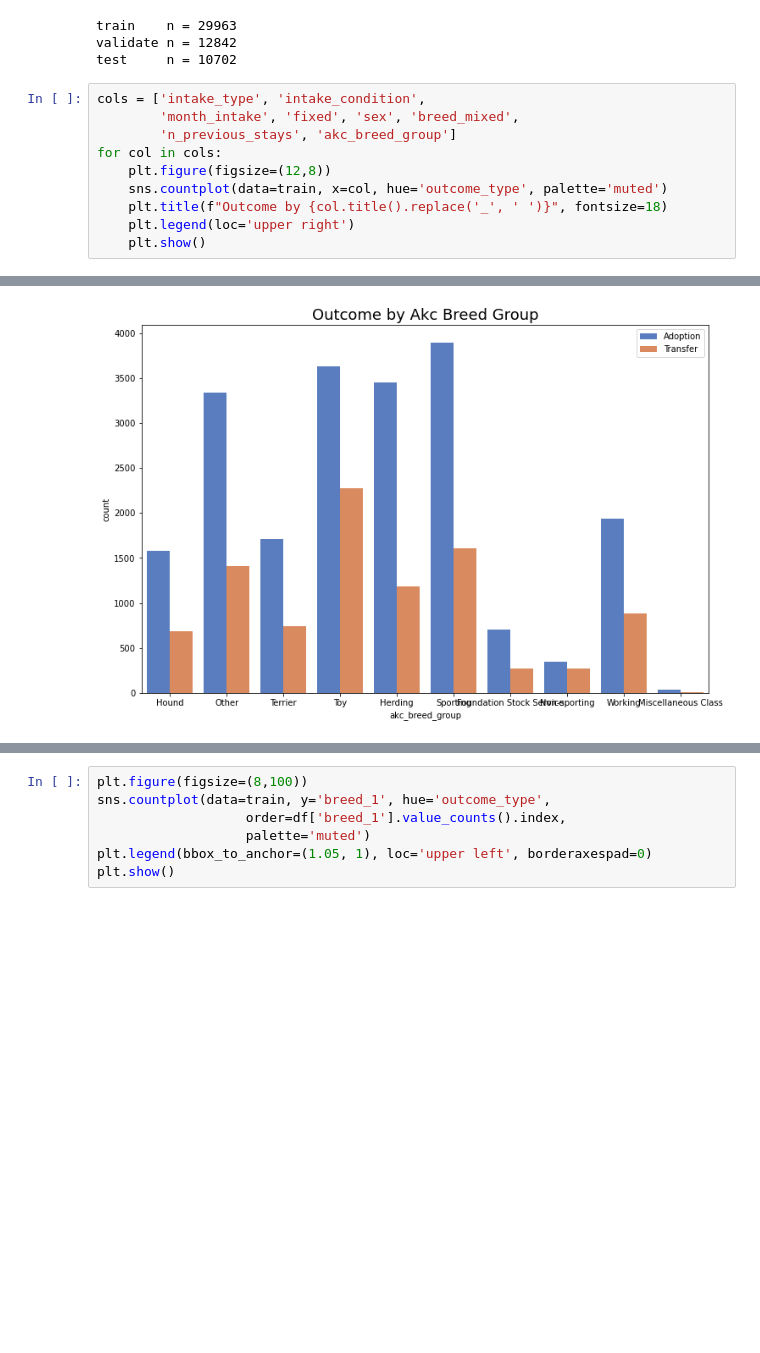
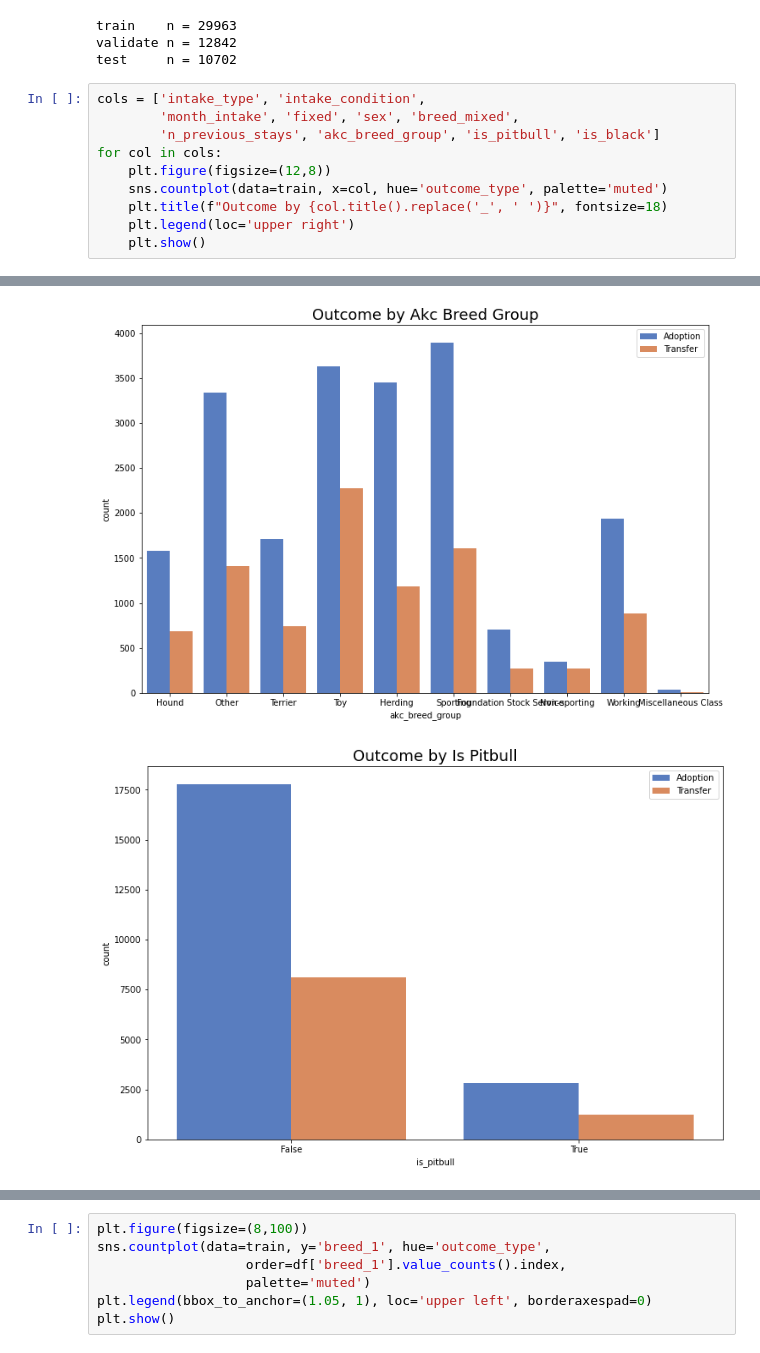
Before and after one commit to bensmith07/aac-classification-project, a Jupyter notebook: explore_notebook.ipynb, the cells around one changed output, grey strips where cells are left out. Saved outputs shown, nothing was run; the diff lists cells and outputs as text; blank space fills up the shorter version.

```diff
--- a/explore_notebook.ipynb
+++ b/explore_notebook.ipynb
@@ -137,19 +139,20 @@ test     n = 10702
 # %%
 cols = ['intake_type', 'intake_condition',
         'month_intake', 'fixed', 'sex', 'breed_mixed',
-        'n_previous_stays', 'akc_breed_group']
+        'n_previous_stays', 'akc_breed_group', 'is_pitbull', 'is_black']
 for col in cols:
     plt.figure(figsize=(12,8))
     sns.countplot(data=train, x=col, hue='outcome_type', palette='muted')
     plt.title(f"Outcome by {col.title().replace('_', ' ')}", fontsize=18)
     plt.legend(loc='upper right')
     plt.show()
 # %% [output]
 [figure]
 [figure]
 [figure]
 [figure]
 [figure]
 [figure]
 [figure]
 [figure]
+[figure, added]
```
Also changed, not shown: parts of 28 cells of this notebook, 3 other files.
